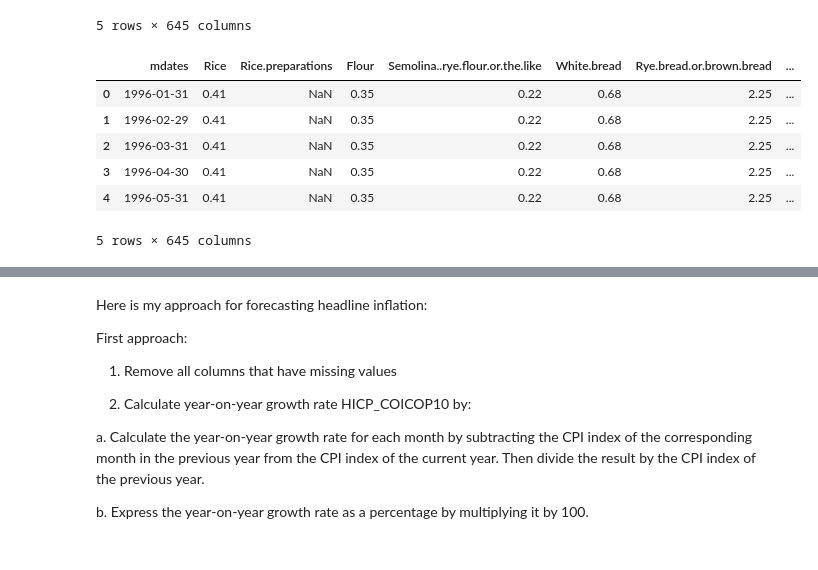
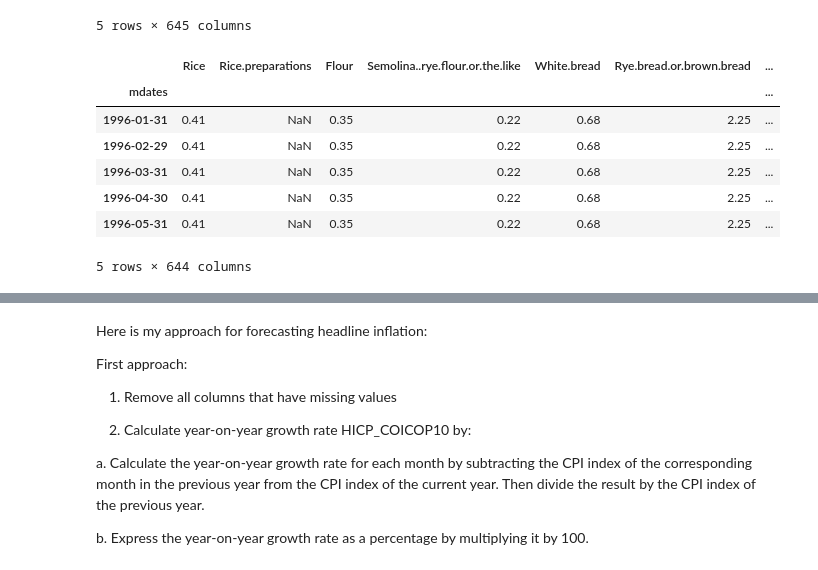
Before and after one commit to lamlam98765/thesis_code, a Jupyter notebook: main/2_Preprocess_HICP_all.ipynb, the cells around one changed output, grey strips where cells are left out. Cells and saved outputs as stored; diff of their text form; code cells hidden in the pictures.

```diff
--- a/main/2_Preprocess_HICP_all.ipynb
+++ b/main/2_Preprocess_HICP_all.ipynb
@@ -25,15 +25,17 @@ HICP_monthly.head()
 5 rows × 645 columns
 # %%
 HICP_Weights = pd.read_excel('data/HICP_COICOP10s.xlsx', sheet_name='HICP_Weights')
+HICP_Weights = HICP_Weights.set_index('mdates')
 HICP_Weights.head()
 # %% [output]
-|  | mdates | Rice | Rice.preparations | Flour | Semolina..rye.flour.or.the.like | White.bread | Rye.bread.or.brown.bread | ... |
-| 0 | 1996-01-31 | 0.41 | NaN | 0.35 | 0.22 | 0.68 | 2.25 | ... |
-| 1 | 1996-02-29 | 0.41 | NaN | 0.35 | 0.22 | 0.68 | 2.25 | ... |
-| 2 | 1996-03-31 | 0.41 | NaN | 0.35 | 0.22 | 0.68 | 2.25 | ... |
-| 3 | 1996-04-30 | 0.41 | NaN | 0.35 | 0.22 | 0.68 | 2.25 | ... |
-| 4 | 1996-05-31 | 0.41 | NaN | 0.35 | 0.22 | 0.68 | 2.25 | ... |
+|  | Rice | Rice.preparations | Flour | Semolina..rye.flour.or.the.like | White.bread | Rye.bread.or.brown.bread | ... |
+| mdates |  |  |  |  |  |  | ... |
+| 1996-01-31 | 0.41 | NaN | 0.35 | 0.22 | 0.68 | 2.25 | ... |
+| 1996-02-29 | 0.41 | NaN | 0.35 | 0.22 | 0.68 | 2.25 | ... |
+| 1996-03-31 | 0.41 | NaN | 0.35 | 0.22 | 0.68 | 2.25 | ... |
+| 1996-04-30 | 0.41 | NaN | 0.35 | 0.22 | 0.68 | 2.25 | ... |
+| 1996-05-31 | 0.41 | NaN | 0.35 | 0.22 | 0.68 | 2.25 | ... |
-5 rows × 645 columns
+5 rows × 644 columns
 # %%
 HICP_class = pd.read_excel('data/HICP_COICOP10s.xlsx', sheet_name='COICOP_class')
 HICP_class.index = ['Group 1', 'Group 2', 'Group 3', 'Group 4']
```
Also changed, not shown: parts of 8 cells of this notebook, 8 other files.
